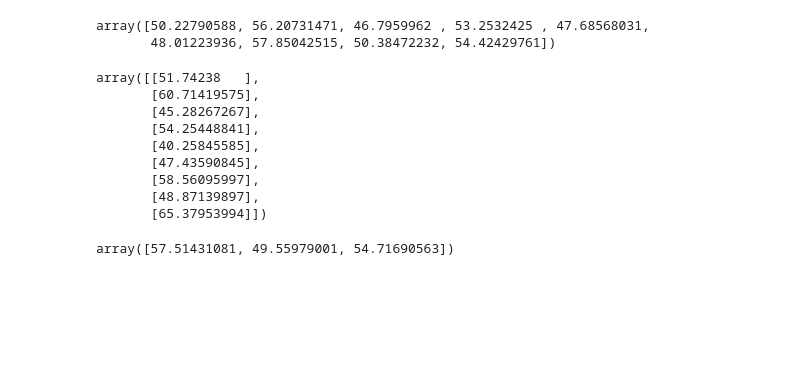
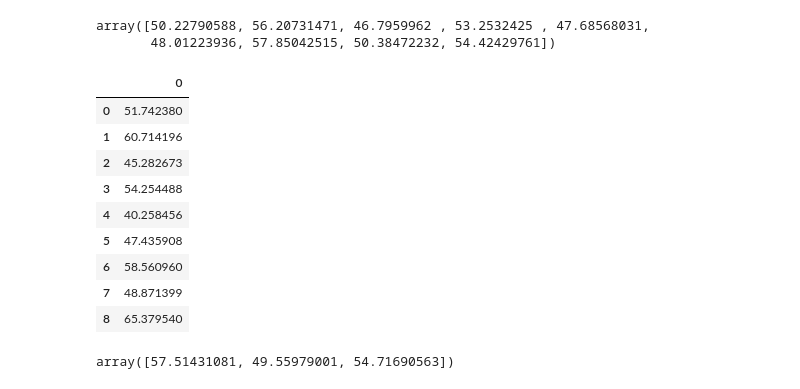
Before and after one commit to ClauCll/Curso_ML_A_Z, a Jupyter notebook: Regresión/Regresion_Bajas_Antiguedad_v5.ipynb, the cells around one changed output. Saved outputs shown, nothing was run; the diff lists cells and outputs as text; code cells hidden in the pictures; blank space fills up the shorter version.

```diff
--- a/Regresión/Regresion_Bajas_Antiguedad_v5.ipynb
+++ b/Regresión/Regresion_Bajas_Antiguedad_v5.ipynb
@@ -76,18 +91,19 @@ y_predic_valor
 # %% [output]
 array([50.22790588, 56.20731471, 46.7959962 , 53.2532425 , 47.68568031,
        48.01223936, 57.85042515, 50.38472232, 54.42429761])
-# %%
-y_valor
-# %% [output]
-array([[51.74238   ],
-       [60.71419575],
-       [45.28267267],
-       [54.25448841],
-       [40.25845585],
-       [47.43590845],
-       [58.56095997],
-       [48.87139897],
-       [65.37953994]])
+# %%
+pd.DataFrame(y_valor)
+# %% [output]
+|  | 0 |
+| 0 | 51.742380 |
+| 1 | 60.714196 |
+| 2 | 45.282673 |
+| 3 | 54.254488 |
+| 4 | 40.258456 |
+| 5 | 47.435908 |
+| 6 | 58.560960 |
+| 7 | 48.871399 |
+| 8 | 65.379540 |
 # %%
 x_valor_t=sc_x.inverse_transform(x_test)
 y_valor_t= sc_y.inverse_transform(y_test)
```
Also changed, not shown: parts of 46 cells of this notebook.
